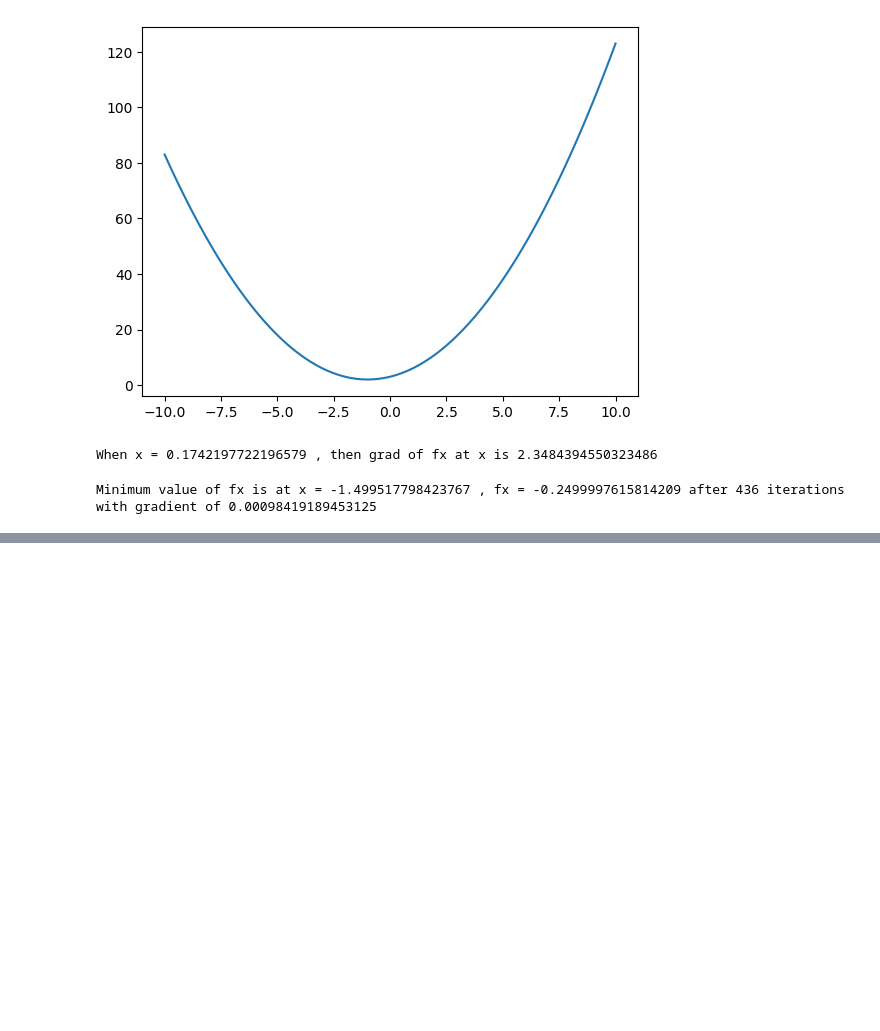
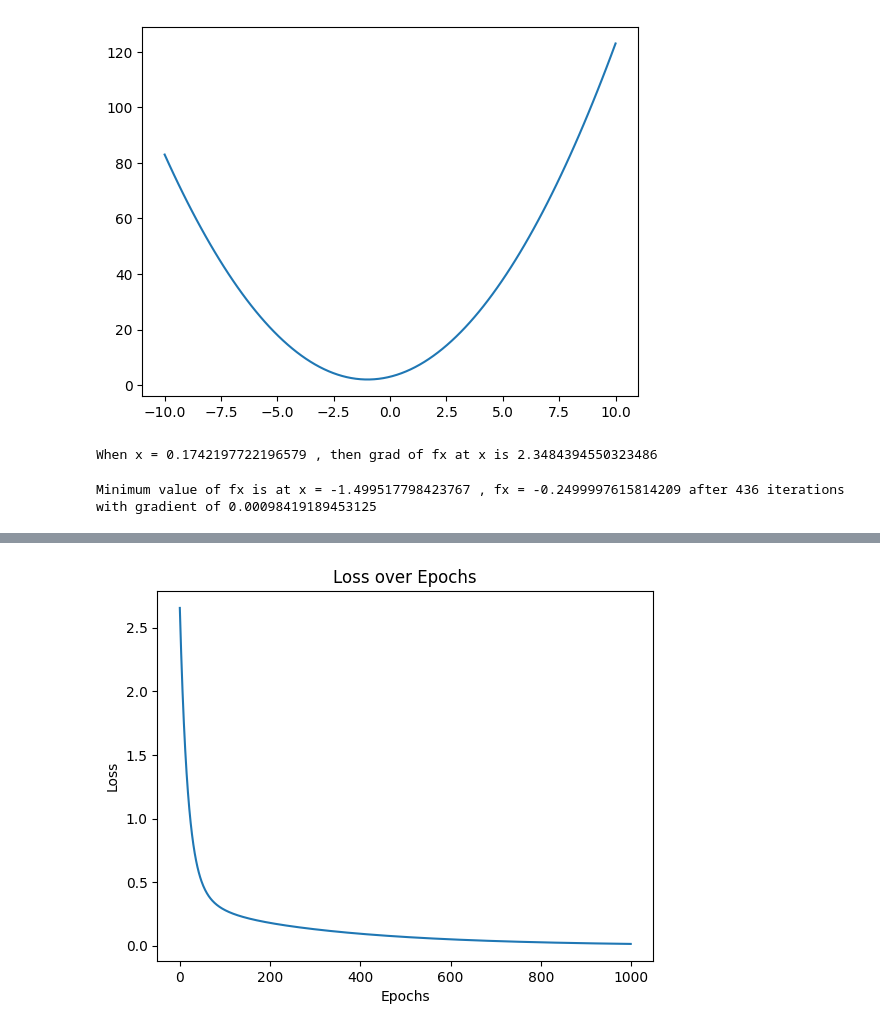
Before and after one commit to striversahil/DS_Practice, a Jupyter notebook: Deep_learning/pytorch/01_basic.ipynb, the cells around one changed output, grey strips where cells are left out. Cells and saved outputs as stored; diff of their text form; code cells hidden in the pictures; blank space fills up the shorter version.

```diff
--- a/Deep_learning/pytorch/01_basic.ipynb
+++ b/Deep_learning/pytorch/01_basic.ipynb
@@ -116,0 +128,9 @@ Minimum value of fx is at x = -1.499517798423767 , fx = -0.2499997615814209 afte
+# %%
+input_data = torch.randn(3 , 2)  # 3 samples of 2 features each
+model = LinearModel(2 , 1)  # input dimension is 2 and output dimension is 1
+
+output = model(input_data)
+
+
+print(output.shape)
+print(output.detach())  # Forward pass through the model to get predictions
@@ -116,0 +142,17 @@ Minimum value of fx is at x = -1.499517798423767 , fx = -0.2499997615814209 afte
+# %%
+linear = nn.Linear(2 , 1)  # input dimension is 2 and output dimension is 1
+optimizer = torch.optim.SGD(linear.parameters() , lr=0.01)  # Stochastic Gradient Descent optimizer
+loss = nn.MSELoss()  # Mean Squared Error loss function
+testing_output = torch.randn(3 , 1)  # assuming some random target values
+loss_history = []
+
+
+for epoch in range(1000):
+    y_pred = linear(input_data) # Forward pass
+    l = loss(y_pred , testing_output)  # using the random target values
+    l.backward()  # Backward pass to compute gradients
+    optimizer.step()  # Update weights
+    optimizer.zero_grad()  # Zero the gradients after updating
+    loss_history.append(l.item())
+    if epoch % 100 == 0:
+        print(f"Epoch {epoch} : Loss = {l.item()}")
@@ -116,0 +170,8 @@ Minimum value of fx is at x = -1.499517798423767 , fx = -0.2499997615814209 afte
+# %%
+plt.plot(loss_history)  # Plotting the loss history to see the decrease in loss over epochs
+plt.xlabel("Epochs")
+plt.ylabel("Loss")
+plt.title("Loss over Epochs")
+plt.show()
+# %% [output]
+[figure, added]
```
Also changed, not shown: parts of 3 cells of this notebook.
